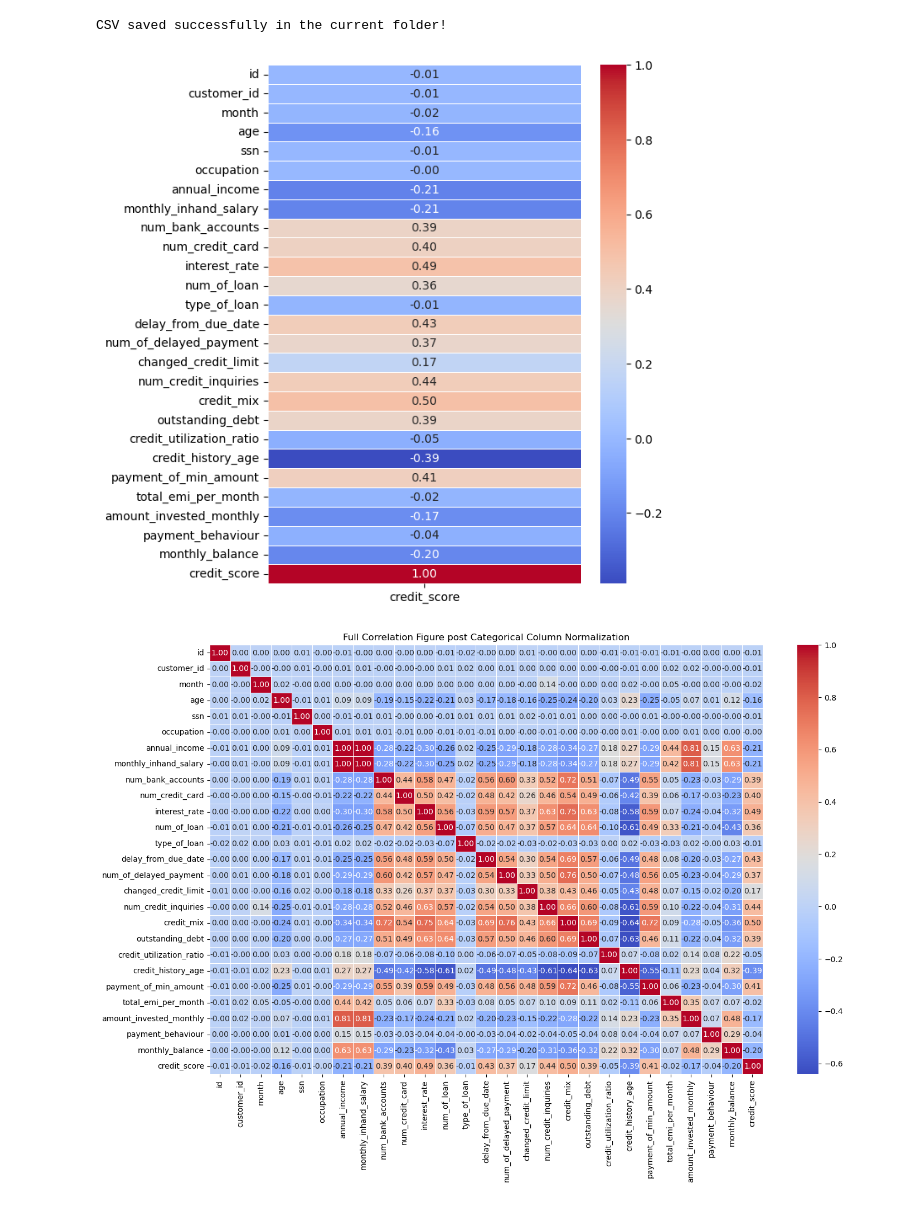
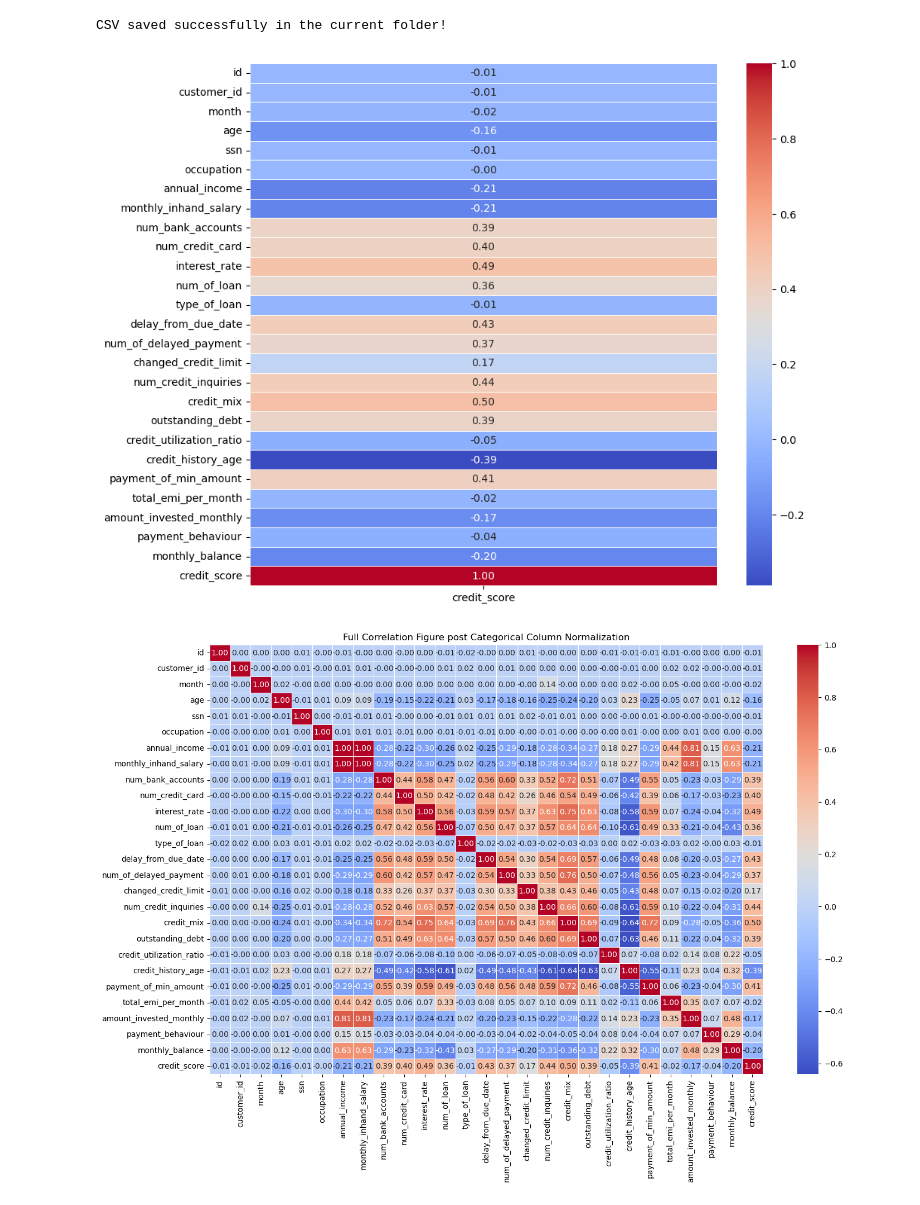
Before and after one commit to alvarofavale/week7_ml, a Jupyter notebook: notebooks/Ceci/encoding.ipynb, the cells around one changed output. Cells and saved outputs as stored; diff of their text form; code cells hidden in the pictures.

```diff
--- a/notebooks/Ceci/encoding.ipynb
+++ b/notebooks/Ceci/encoding.ipynb
@@ -248,27 +244,27 @@ CSV saved successfully in the current folder!
 # %%
 df_numeric = df.drop(columns=['name'], errors='ignore')  # In case 'name' column is already dropped
 
 # Calculate the correlation matrix for only numeric columns
 correlation_matrix = df_numeric.corr()
 
 # Extract the correlation of all columns with the 'credit_score' column
 credit_score_correlation = correlation_matrix[['credit_score']]
 
 # Create a heatmap for the correlation with 'credit_score'
-plt.figure(figsize=(6, 8))  # Set the size of the figure
+plt.figure(figsize=(10, 9))  # Set the size of the figure
 sns.heatmap(credit_score_correlation, annot=True, cmap='coolwarm', fmt='.2f', linewidths=0.5)
 
 # Create the 'figures' folder if it doesn't exist
 if not os.path.exists('figures'):
     os.makedirs('figures')
 
 # Save the heatmap as a .png file in the 'figures' folder
 plt.savefig('figures/credit_score_correlation.png')
 
 # Optionally, show the heatmap figure (if you want to visualize it in the notebook)
 plt.show()
 # %% [output]
-[figure, old version]
+[figure, new version]
 # %%
 import seaborn as sns
 import matplotlib.pyplot as plt
```
Also changed, not shown: parts of 1 cell of this notebook, 10 other files.
